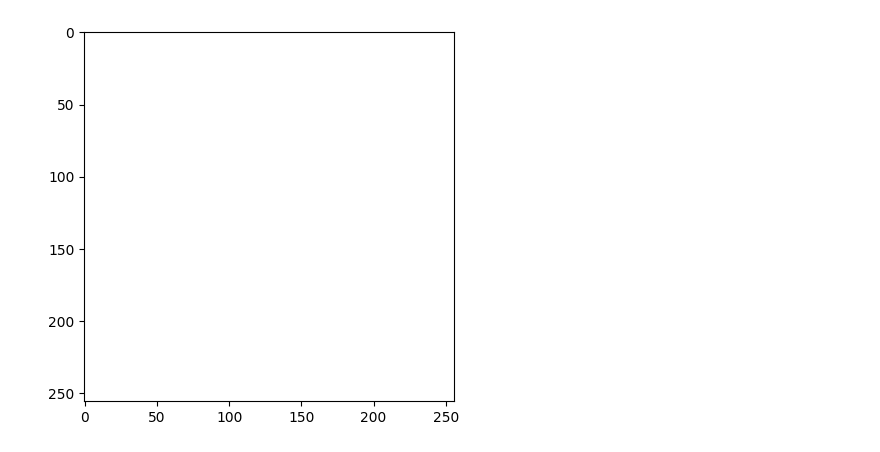
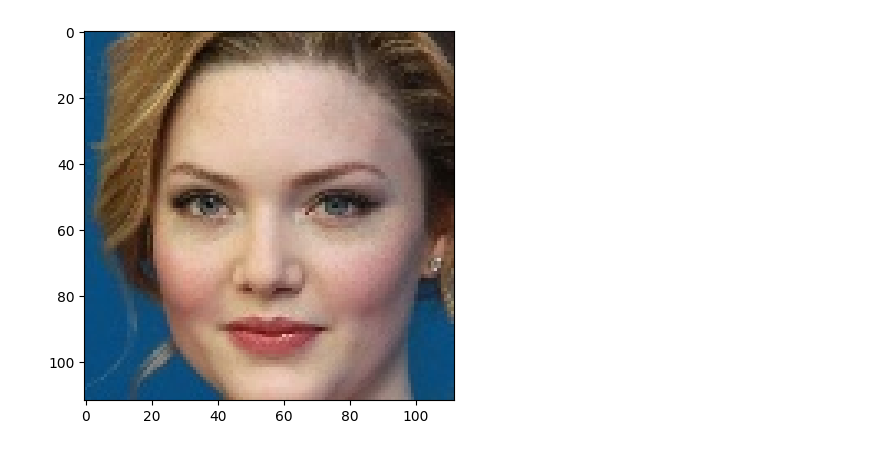
Before and after one commit to zacharyyahn/FaceCloak, a Jupyter notebook: src/experiments.ipynb, the cells around one changed output. Saved outputs shown, nothing was run; the diff lists cells and outputs as text; code cells hidden in the pictures.

```diff
--- a/src/experiments.ipynb
+++ b/src/experiments.ipynb
@@ -576,8 +824,9 @@ stderr = sys.stderr
 sys.stderr = open(os.devnull, 'w')
 import time
 
-IMAGE_PATH = "../data/vggface_small_flat/n000454_008201.jpg"
+#IMAGE_PATH = "../data/vggface_small_flat/n000454_008201.jpg"
 #IMAGE_PATH = "../data/pubfig_small_flat/AdamSandler_38.jpg"
+IMAGE_PATH = "../data/privacy_common/probe/357967_0.jpg"
 
 so = ort.SessionOptions()
 so.execution_mode = ort.ExecutionMode.ORT_SEQUENTIAL  # optional, forces single-thread
@@ -589,21 +838,37 @@ so.add_session_config_entry("session.disable_prepacking", "1")
 
 from insightface.app import FaceAnalysis
 from PIL import Image
-app = FaceAnalysis(name='antelopev2', root='./arc2face', providers=['CUDAExecutionProvider', 'CPUExecutionProvider'], sess_options=so)
-app.prepare(ctx_id=0, det_size=(640, 640))
+# --- Init FaceAnalysis with antelopev2 ---
+app = FaceAnalysis(
+    name='antelopev2',
+    root='./arc2face',
+    providers=['CUDAExecutionProvider', 'CPUExecutionProvider']
+)
+app.prepare(ctx_id=0, det_size=(640, 640), det_thresh=0.5)
 
-sys.stderr = stderr
-
-# read in the image
+# --- Load the image ---
 img = cv2.imread(IMAGE_PATH)
 img = cv2.cvtColor(img, cv2.COLOR_BGR2RGB)
+orig_img = img.copy()
+print("Loaded image:", img.shape)
 plt.imshow(img)
-print(img.shape)
 
+# --- Resize to 112x112 (ArcFace expected size) ---
+face_img = cv2.resize(img, (112, 112))  # width, height
+print("Resized face:", face_img.shape)  # (112, 112, 3)
+
+# --- Get embedding directly from ArcFace ---
+arcface_model = app.models['recognition']
+
+# ✅ This is the correct way — pass raw RGB face, not preprocessed
+id_emb = torch.tensor(arcface_model.get_feat(face_img), dtype=torch.float16).cuda()
 # get the arcface embedding
-faces = app.get(img)
-faces = sorted(faces, key=lambda x:(x['bbox'][2]-x['bbox'][0])*(x['bbox'][3]-x['bbox'][1]))[-1]  # select largest face (if more than one detected)
-id_emb = torch.tensor(faces['embedding'], dtype=torch.float16)[None].cuda()
+#faces = app.get(img)
+#faces = sorted(faces, key=lambda x:(x['bbox'][2]-x['bbox'][0])*(x['bbox'][3]-x['bbox'][1]))[-1]  # select largest face (if more than one detected)
+#id_emb = torch.tensor(faces['embedding'], dtype=torch.float16)[None].cuda()
+
+
+
 print("FaceAnalysis embedding has range", torch.min(id_emb), torch.max(id_emb))
 id_emb = id_emb/torch.norm(id_emb, dim=1, keepdim=True)   # normalize embedding
 print("FaceAnalysis embedding post-norm has range", torch.min(id_emb), torch.max(id_emb))
@@ -623,28 +888,31 @@ print("Range of embeds:", torch.min(id_emb), torch.max(id_emb))
 NUM_ITERS = 5
 optimizer = torch.optim.AdamW([id_emb], lr=0.001)
 
-for _ in range(NUM_ITERS):
-    images, pil_images = pipeline_forward_with_grad(
-        pipeline,
-        prompt_embeds=id_emb,
-        num_inference_steps=50,
-        guidance_scale=3.0,
-        height=256,
-        width=256,
-    )
+#for _ in range(NUM_ITERS):
+images, pil_images = pipeline_forward_with_grad(
+    pipeline,
+    prompt_embeds=id_emb,
+    num_inference_steps=25,
+    guidance_scale=3.0,
+    height=512,
+    width=512,
+)
 
-    plt.imshow(2.0*(pil_images-0.5))
-    plt.show()
+#print(pil_images)
 
-    optimizer.zero_grad()
-    optimizer = torch.optim.AdamW([id_emb], lr=0.1)
+plt.imshow(2.0*(pil_images-0.5))
+plt.show()
 
-    loss = torch.sum(images[0])
-    loss.backward()
+plt.imshow(orig_img)
+#     optimizer.zero_grad()
+#     optimizer = torch.optim.AdamW([id_emb], lr=0.1)
 
-    old_id_emb = id_emb.clone()
+#     loss = torch.sum(images[0])
+#     loss.backward()
 
-    optimizer.step()
-    old_id_emb[:, 4, :] = id_emb[:, 4, :]
-    id_emb = old_id_emb.clone().detach()
+#     old_id_emb = id_emb.clone()
+
+#     optimizer.step()
+#     old_id_emb[:, 4, :] = id_emb[:, 4, :]
+#     id_emb = old_id_emb.clone().detach()
 # %% [output]
@@ -737 +937 @@ Range of embeds: tensor(-28.2188, device='cuda:0', dtype=torch.float16, grad_fn=
-[figure, old version]
+[figure, new version]
```
Also changed, not shown: parts of 8 cells of this notebook, 19 other files.
